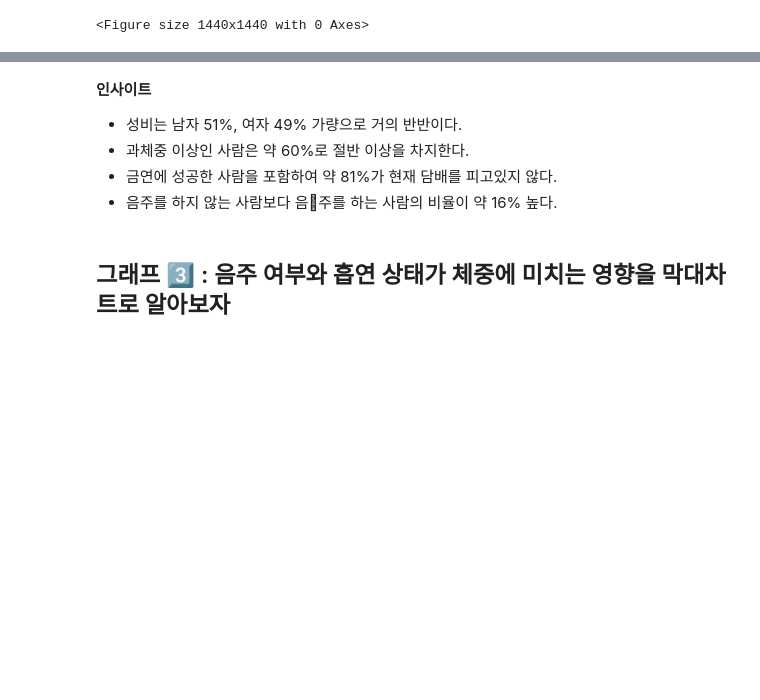
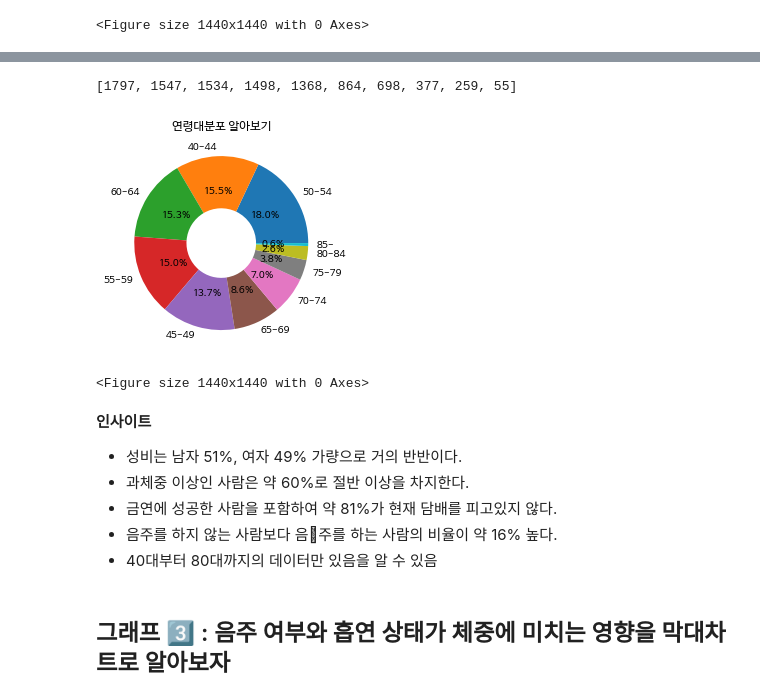
Before and after one commit to azelia-choi/2022-IT_business, a Jupyter notebook: [1914114_최가은]_시각화과제.ipynb, the cells around one changed output, grey strips where cells are left out. Saved outputs shown, nothing was run; the diff lists cells and outputs as text; code cells hidden in the pictures; blank space fills up the shorter version.

```diff
--- a/[1914114_최가은]_시각화과제.ipynb
+++ b/[1914114_최가은]_시각화과제.ipynb
@@ -348,3 +347,6 @@ plt.show()
 # %% [output]
 [figure]
 <Figure size 1440x1440 with 0 Axes>
+# %%
+pie_labels_4 = df_1['연령대'].value_counts().index.tolist()
+pie_values_4 = df_1['연령대'].value_counts().values.tolist()
@@ -351,3 +366,15 @@ plt.show()
+# %%
+pie_values_4
+# %% [output]
+[1797, 1547, 1534, 1498, 1368, 864, 698, 377, 259, 55]
+# %%
+plt.pie(pie_values_4, labels=pie_labels_4, autopct = '%.01f%%',wedgeprops = {'width':0.6})
+plt.title('연령대분포 알아보기')
+plt.figure(figsize=(20, 20))
+plt.show()
+# %% [output]
+[figure, added]
+<Figure size 1440x1440 with 0 Axes>
 # %% [markdown]
 **인사이트**
 -   성비는 남자 51%, 여자 49% 가량으로 거의 반반이다.
@@ -357,3 +384,4 @@ plt.show()
+- 40대부터 80대까지의 데이터만 있음을 알 수 있음
 # %% [markdown]
 ## 그래프 3️⃣ : 음주 여부와 흡연 상태가 체중에 미치는 영향을 막대차트로 알아보자
 # %%
```
Also changed, not shown: parts of 5 cells of this notebook.
